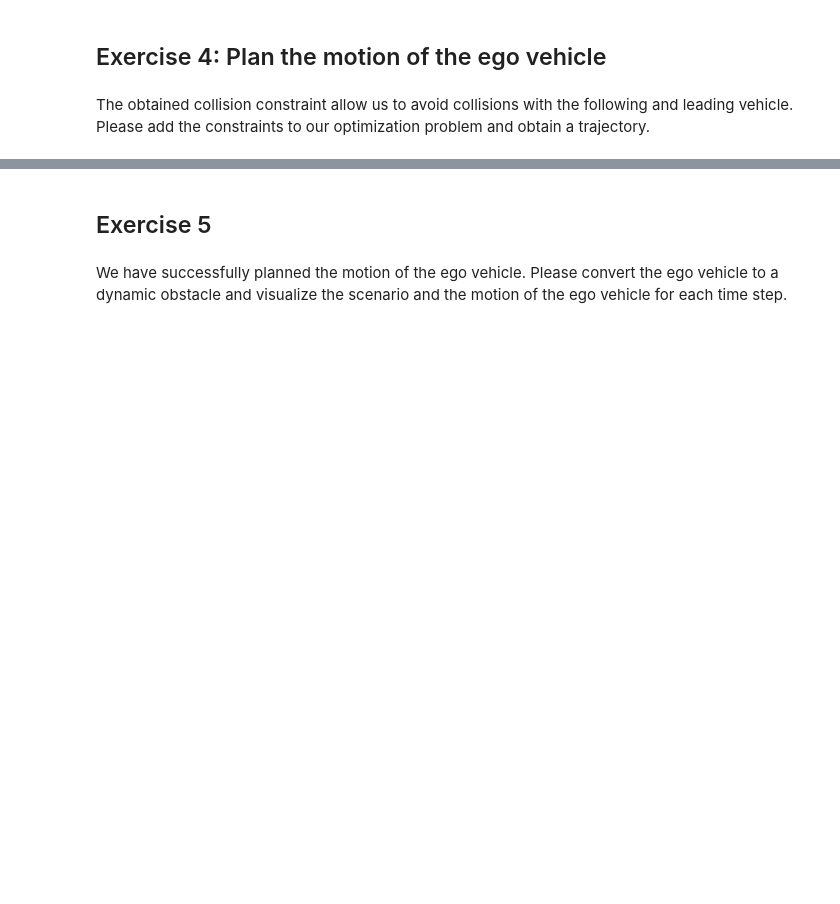
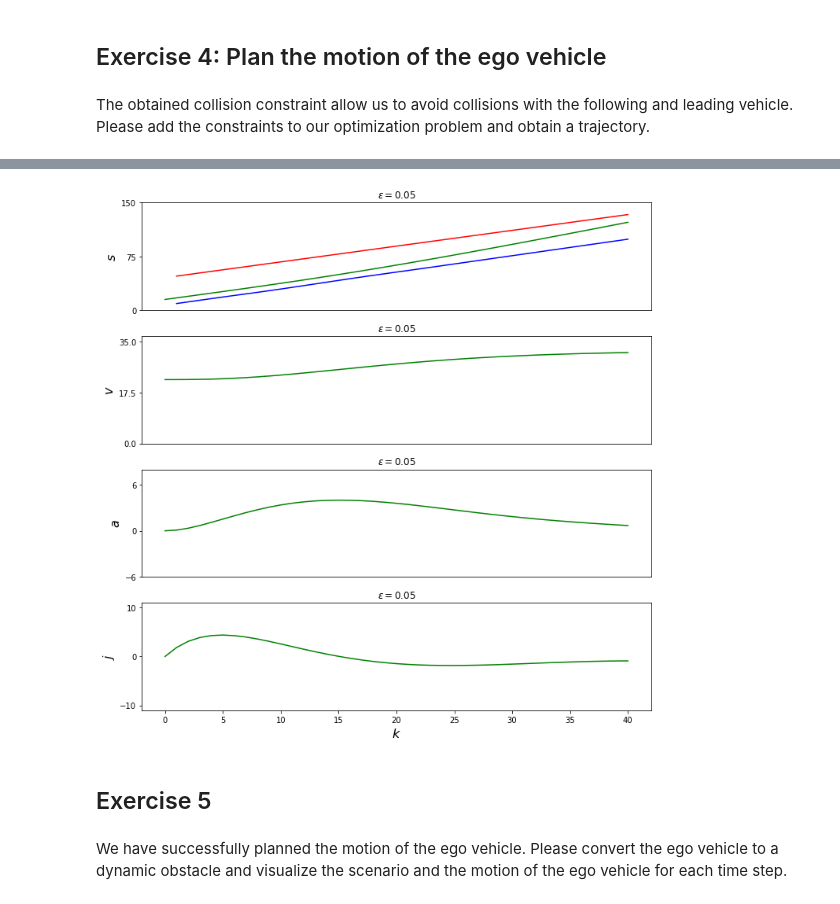
Before and after one commit to ZhuowenZou/CSE203MotionPlanning, a Jupyter notebook: ConvexOptimization.ipynb, the cells around one changed output, grey strips where cells are left out. Cells and saved outputs as stored; diff of their text form; code cells hidden in the pictures; blank space fills up the shorter version.

```diff
--- a/ConvexOptimization.ipynb
+++ b/ConvexOptimization.ipynb
@@ -387,3 +379,7 @@ Problem solution is optimal
+# %%
+plot_state_vector(x, c, [s_min,s_max], eps=0.05)
+# %% [output]
+[figure, added]
 # %% [markdown]
 ## Exercise 5
 # %% [markdown]
```
Also changed, not shown: parts of 14 cells of this notebook.
